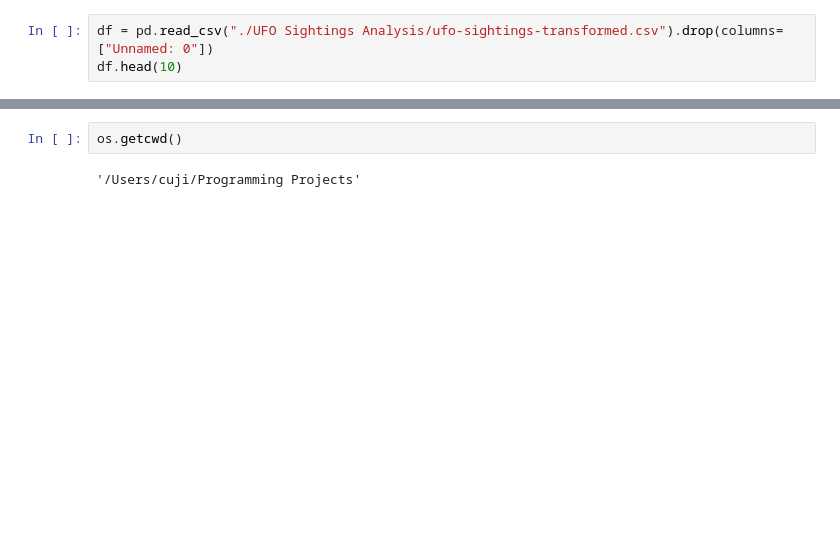
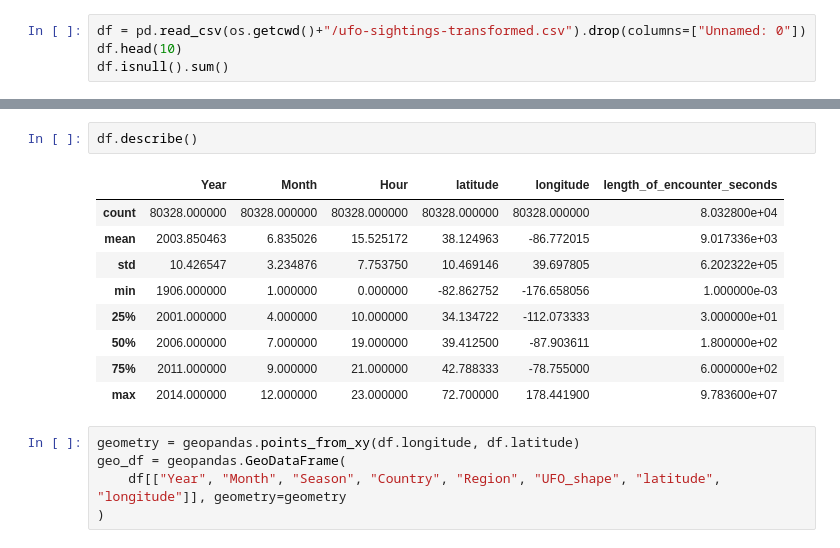
Before and after one commit to MattMacCollum/UFO-Sightings-Analysis, a Jupyter notebook: UFO_Notebook.ipynb, the cells around one changed output, grey strips where cells are left out. Drawn from its saved outputs; the diff is of its cells as text; blank space fills up the shorter version.

Commit message:
Working on geopandas plotting

```diff
--- a/UFO_Notebook.ipynb
+++ b/UFO_Notebook.ipynb
@@ -12,4 +24,5 @@ Intel MKL WARNING: Support of Intel(R) Streaming SIMD Extensions 4.2 (Intel(R) S
 # %%
-df = pd.read_csv("./UFO Sightings Analysis/ufo-sightings-transformed.csv").drop(columns=["Unnamed: 0"])
+df = pd.read_csv(os.getcwd()+"/ufo-sightings-transformed.csv").drop(columns=["Unnamed: 0"])
 df.head(10)
+df.isnull().sum()
 # %% [output]
@@ -27,4 +46,17 @@ df.head(10)
-# %%
-os.getcwd()
-# %% [output]
-'/Users/cuji/Programming Projects'
+# %%
+df.describe()
+# %% [output]
+|  | Year | Month | Hour | latitude | longitude | length_of_encounter_seconds |
+| count | 80328.000000 | 80328.000000 | 80328.000000 | 80328.000000 | 80328.000000 | 8.032800e+04 |
+| mean | 2003.850463 | 6.835026 | 15.525172 | 38.124963 | -86.772015 | 9.017336e+03 |
+| std | 10.426547 | 3.234876 | 7.753750 | 10.469146 | 39.697805 | 6.202322e+05 |
+| min | 1906.000000 | 1.000000 | 0.000000 | -82.862752 | -176.658056 | 1.000000e-03 |
+| 25% | 2001.000000 | 4.000000 | 10.000000 | 34.134722 | -112.073333 | 3.000000e+01 |
+| 50% | 2006.000000 | 7.000000 | 19.000000 | 39.412500 | -87.903611 | 1.800000e+02 |
+| 75% | 2011.000000 | 9.000000 | 21.000000 | 42.788333 | -78.755000 | 6.000000e+02 |
+| max | 2014.000000 | 12.000000 | 23.000000 | 72.700000 | 178.441900 | 9.783600e+07 |
+# %%
+geometry = geopandas.points_from_xy(df.longitude, df.latitude)
+geo_df = geopandas.GeoDataFrame(
+    df[["Year", "Month", "Season", "Country", "Region", "UFO_shape", "latitude", "longitude"]], geometry=geometry
+)
```
Also changed, not shown: parts of 9 cells of this notebook, 1 other file.
